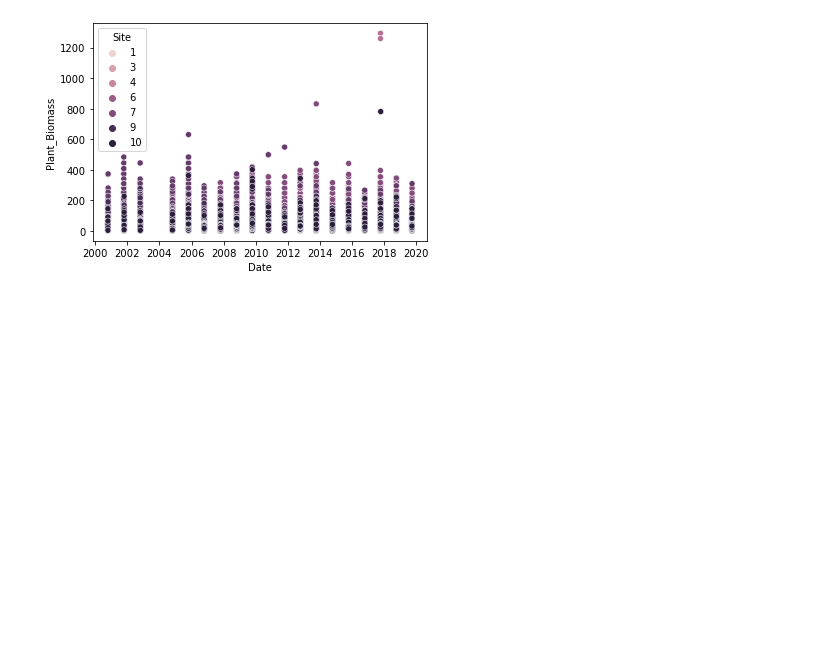
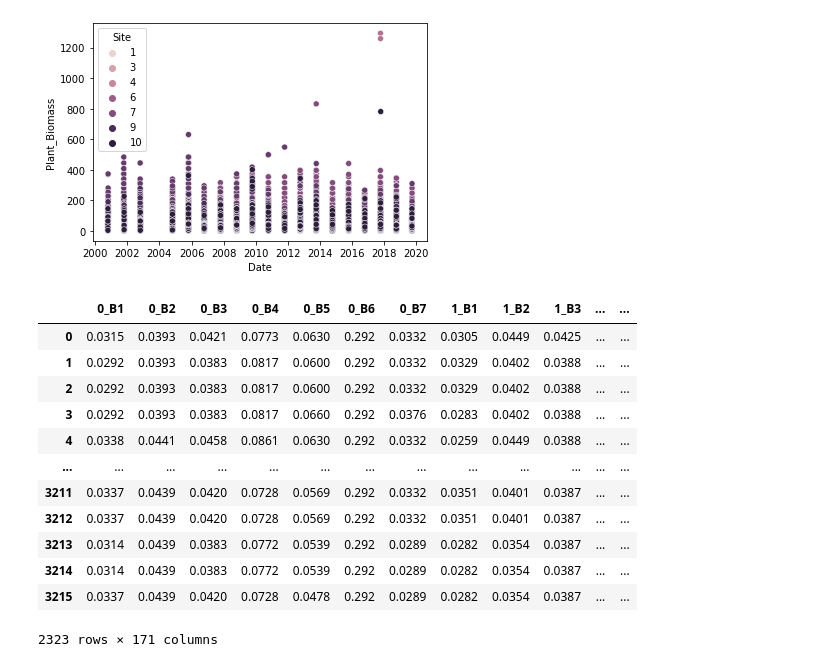
Before and after one commit to asajulien/PhD, a Jupyter notebook: Jupyter/Biomass-GA LTER.ipynb, the cells around one changed output. Saved outputs shown, nothing was run; the diff lists cells and outputs as text; code cells hidden in the pictures; blank space fills up the shorter version.

Commit message:
Updates to GA biomass and GEE files

```diff
--- a/Jupyter/Biomass-GA LTER.ipynb
+++ b/Jupyter/Biomass-GA LTER.ipynb
@@ -218,4 +219,24 @@ out_csv = os.path.join(out_dir, 'plotcoord.csv')
 
 #df_plots.to_csv(out_csv)
 # %%
-##Average biomass and standard deviation, grouped by plot: same as df2
+##Create dataframe with both biomass and band data from gee
+ga_bands = pd.read_csv('C:/Users/arj26323/Documents/Data/Biomass datasets/Sapelo/ga_bands.csv')
+master_plots = pd.merge(ga_bands, df2)
+
+##Remove non-Spartina alterniflora rows (should be 800-900 rows down from 3215)
+master_plots = master_plots[master_plots['Species_Code'] == 'A1']
+master_plots
+# %% [output]
+|  | 0_B1 | 0_B2 | 0_B3 | 0_B4 | 0_B5 | 0_B6 | 0_B7 | 1_B1 | 1_B2 | 1_B3 | ... | ... |
+| 0 | 0.0315 | 0.0393 | 0.0421 | 0.0773 | 0.0630 | 0.292 | 0.0332 | 0.0305 | 0.0449 | 0.0425 | ... | ... |
+| 1 | 0.0292 | 0.0393 | 0.0383 | 0.0817 | 0.0600 | 0.292 | 0.0332 | 0.0329 | 0.0402 | 0.0388 | ... | ... |
+| 2 | 0.0292 | 0.0393 | 0.0383 | 0.0817 | 0.0600 | 0.292 | 0.0332 | 0.0329 | 0.0402 | 0.0388 | ... | ... |
+| 3 | 0.0292 | 0.0393 | 0.0383 | 0.0817 | 0.0660 | 0.292 | 0.0376 | 0.0283 | 0.0402 | 0.0388 | ... | ... |
+| 4 | 0.0338 | 0.0441 | 0.0458 | 0.0861 | 0.0630 | 0.292 | 0.0332 | 0.0259 | 0.0449 | 0.0388 | ... | ... |
+| ... | ... | ... | ... | ... | ... | ... | ... | ... | ... | ... | ... | ... |
+| 3211 | 0.0337 | 0.0439 | 0.0420 | 0.0728 | 0.0569 | 0.292 | 0.0332 | 0.0351 | 0.0401 | 0.0387 | ... | ... |
+| 3212 | 0.0337 | 0.0439 | 0.0420 | 0.0728 | 0.0569 | 0.292 | 0.0332 | 0.0351 | 0.0401 | 0.0387 | ... | ... |
+| 3213 | 0.0314 | 0.0439 | 0.0383 | 0.0772 | 0.0539 | 0.292 | 0.0289 | 0.0282 | 0.0354 | 0.0387 | ... | ... |
+| 3214 | 0.0314 | 0.0439 | 0.0383 | 0.0772 | 0.0539 | 0.292 | 0.0289 | 0.0282 | 0.0354 | 0.0387 | ... | ... |
+| 3215 | 0.0337 | 0.0439 | 0.0420 | 0.0728 | 0.0478 | 0.292 | 0.0289 | 0.0282 | 0.0354 | 0.0387 | ... | ... |
+2323 rows × 171 columns
```
Also changed, not shown: parts of 3 cells of this notebook.
